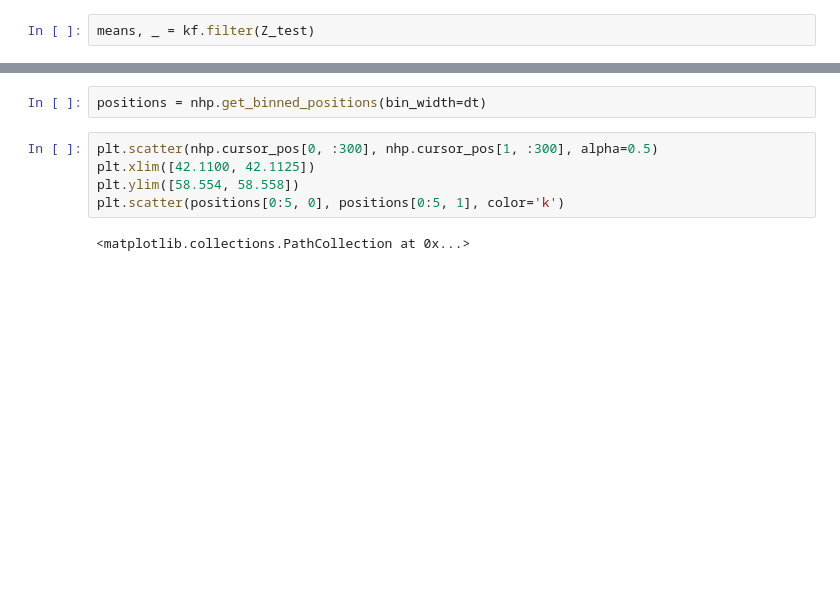
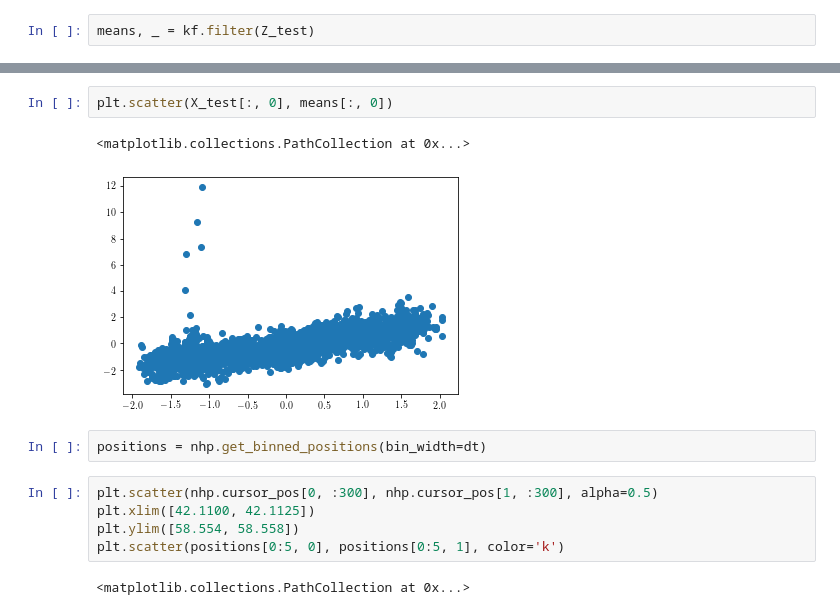
Before and after one commit to pssachdeva/uoi_neuroscience, a Jupyter notebook: cur/kalman.ipynb, the cells around one changed output, grey strips where cells are left out. Cells and saved outputs as stored; diff of their text form; blank space fills up the shorter version.

```diff
--- a/cur/kalman.ipynb
+++ b/cur/kalman.ipynb
@@ -148,3 +121,8 @@ plt.plot(nhp.cursor_pos[0])
+# %%
+plt.scatter(X_test[:, 0], means[:, 0])
+# %% [output]
+<matplotlib.collections.PathCollection at 0x...>
+[figure, added]
 # %%
 positions = nhp.get_binned_positions(bin_width=dt)
 # %%
```
Also changed, not shown: parts of 16 cells of this notebook.
